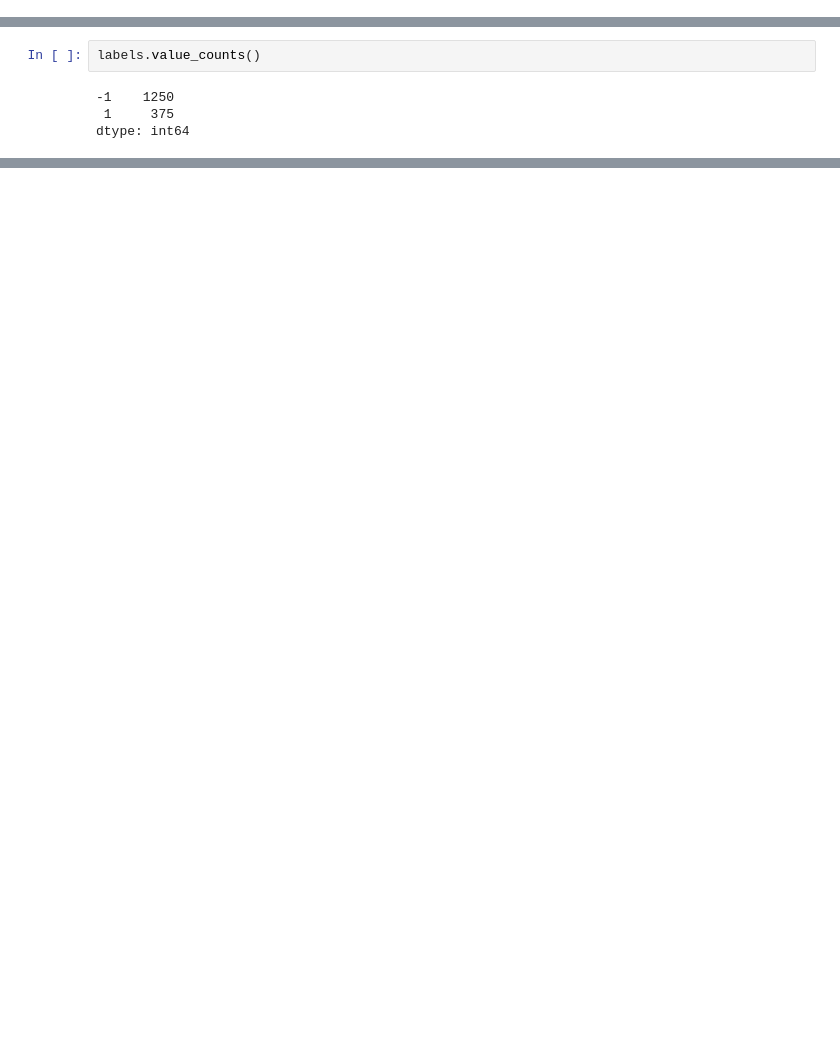
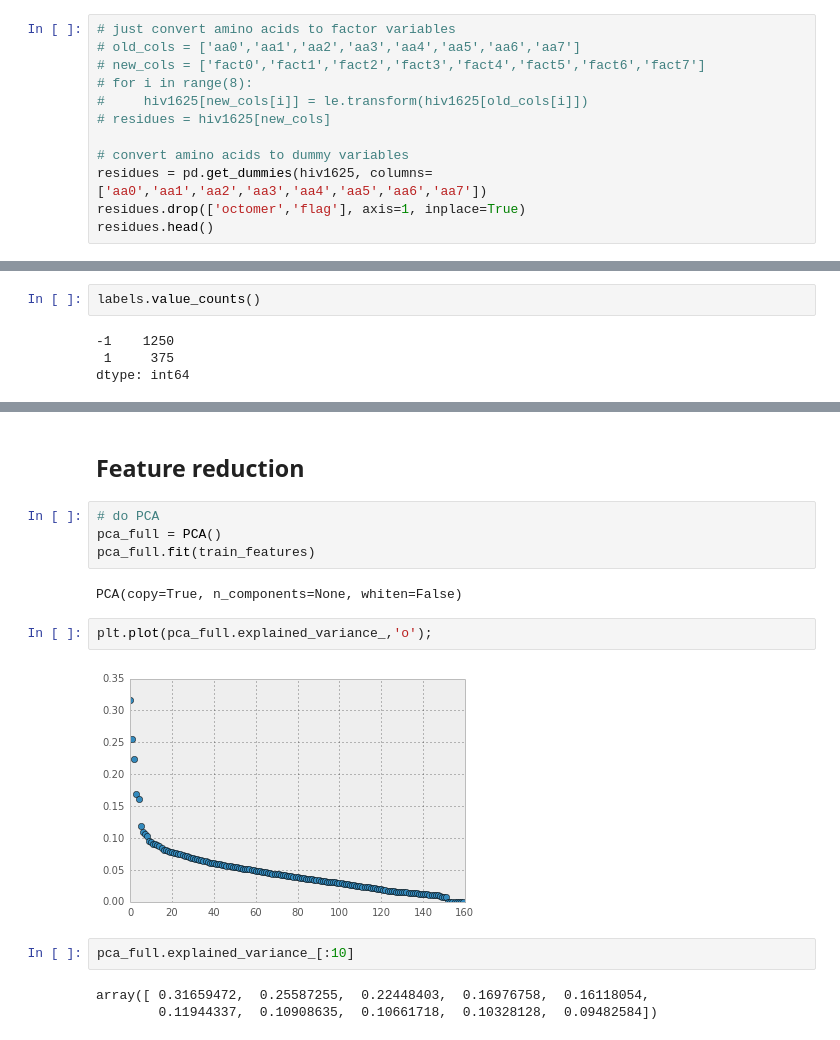
Before and after one commit to kdsimmons/InsightProject, a Jupyter notebook: hiv_cleavage.ipynb, the cells around one changed output, grey strips where cells are left out. Cells and saved outputs as stored; diff of their text form; blank space fills up the shorter version.

```diff
--- a/hiv_cleavage.ipynb
+++ b/hiv_cleavage.ipynb
@@ -29,0 +59,12 @@ dtype: object
+# %%
+# just convert amino acids to factor variables
+# old_cols = ['aa0','aa1','aa2','aa3','aa4','aa5','aa6','aa7']
+# new_cols = ['fact0','fact1','fact2','fact3','fact4','fact5','fact6','fact7']
+# for i in range(8):
+#     hiv1625[new_cols[i]] = le.transform(hiv1625[old_cols[i]])
+# residues = hiv1625[new_cols]
+
+# convert amino acids to dummy variables
+residues = pd.get_dummies(hiv1625, columns=['aa0','aa1','aa2','aa3','aa4','aa5','aa6','aa7'])
+residues.drop(['octomer','flag'], axis=1, inplace=True)
+residues.head()
@@ -191,0 +158,17 @@ residues.pivot_table(rows='aa0', cols='label', aggfunc='count')
+# %% [markdown]
+## Feature reduction
+# %%
+# do PCA
+pca_full = PCA()
+pca_full.fit(train_features)
+# %% [output]
+PCA(copy=True, n_components=None, whiten=False)
+# %%
+plt.plot(pca_full.explained_variance_,'o');
+# %% [output]
+[figure, added]
+# %%
+pca_full.explained_variance_[:10]
+# %% [output]
+array([ 0.31659472,  0.25587255,  0.22448403,  0.16976758,  0.16118054,
+        0.11944337,  0.10908635,  0.10661718,  0.10328128,  0.09482584])
```
Also changed, not shown: parts of 42 cells of this notebook, 11 other files.
